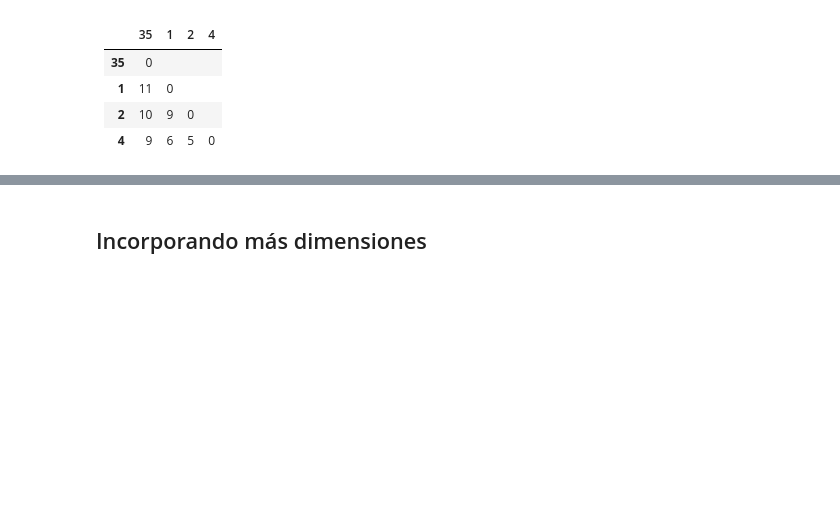
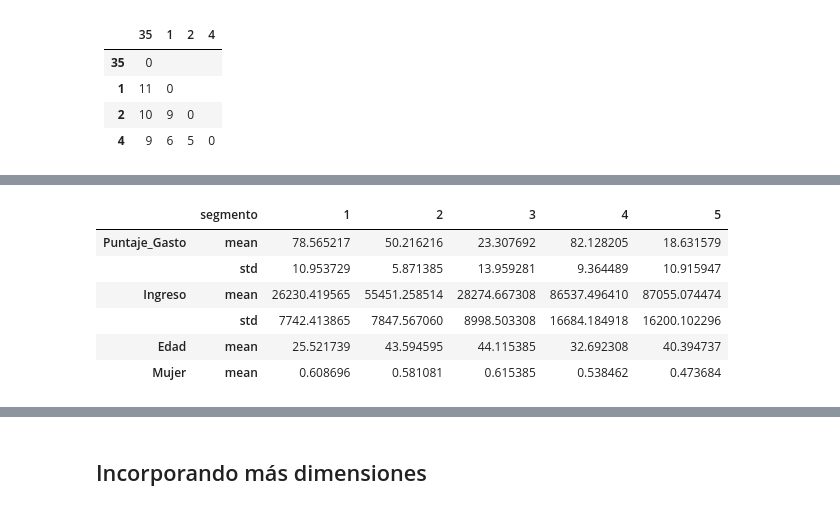
Before and after one commit to ignaciomsarmiento/MALM, a Jupyter notebook: 04_Cluster_Jerarquico/04_Clusterin_Jerarquico_clase.ipynb, the cells around one changed output, grey strips where cells are left out. Drawn from its saved outputs; the diff is of its cells as text; code cells hidden in the pictures; blank space fills up the shorter version.

```diff
--- a/04_Cluster_Jerarquico/04_Clusterin_Jerarquico_clase.ipynb
+++ b/04_Cluster_Jerarquico/04_Clusterin_Jerarquico_clase.ipynb
@@ -344,3 +396,22 @@ plt.show()
+# %%
+import numpy as np
+data['Mujer'] = np.where(data['Genero'] == 'Mujer', 1, 0)
+
+# Describir los clusters
+data.groupby('segmento').agg({
+    'Puntaje_Gasto': ['mean','std'],
+    'Ingreso': ['mean','std'],
+    'Edad': ['mean'],
+    'Mujer':['mean']
+}).T
+# %% [output]
+|  | segmento | 1 | 2 | 3 | 4 | 5 |
+| Puntaje_Gasto | mean | 78.565217 | 50.216216 | 23.307692 | 82.128205 | 18.631579 |
+|  | std | 10.953729 | 5.871385 | 13.959281 | 9.364489 | 10.915947 |
+| Ingreso | mean | 26230.419565 | 55451.258514 | 28274.667308 | 86537.496410 | 87055.074474 |
+|  | std | 7742.413865 | 7847.567060 | 8998.503308 | 16684.184918 | 16200.102296 |
+| Edad | mean | 25.521739 | 43.594595 | 44.115385 | 32.692308 | 40.394737 |
+| Mujer | mean | 0.608696 | 0.581081 | 0.615385 | 0.538462 | 0.473684 |
 # %% [markdown]
 ## DBSCAN
 
```
Also changed, not shown: parts of 24 cells of this notebook.
